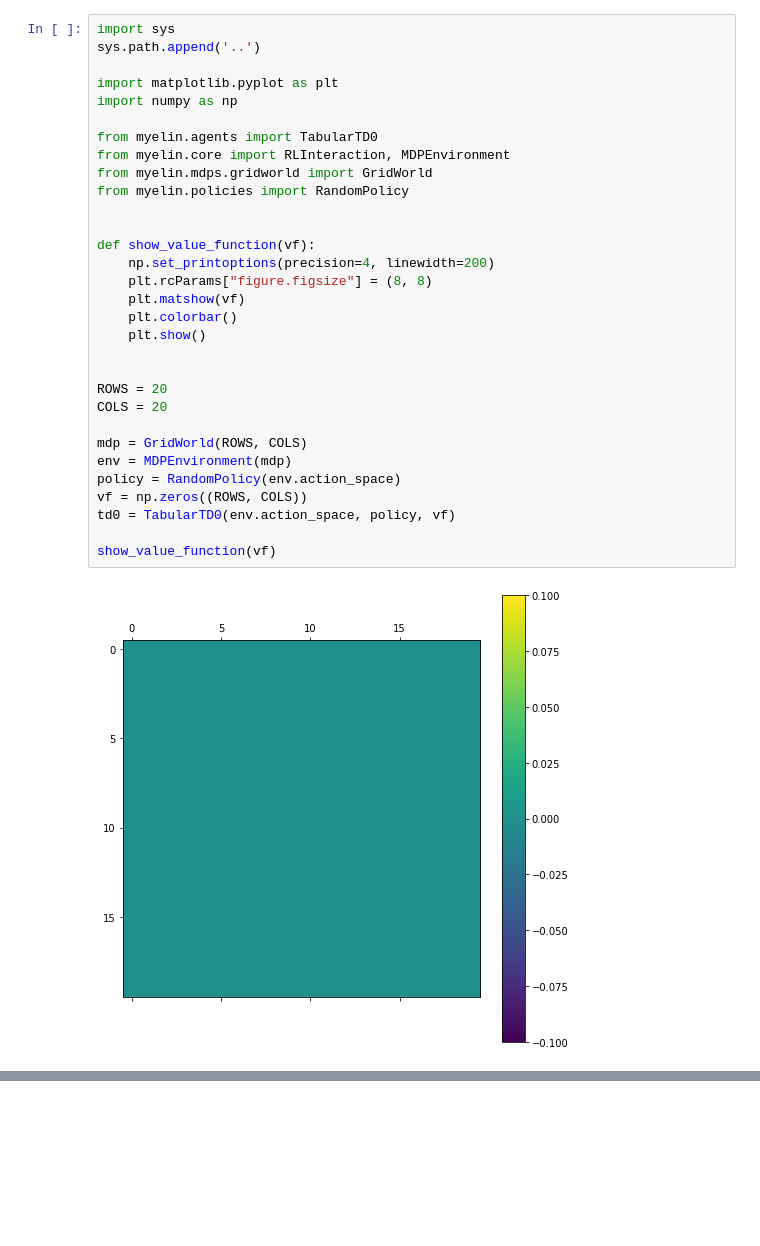
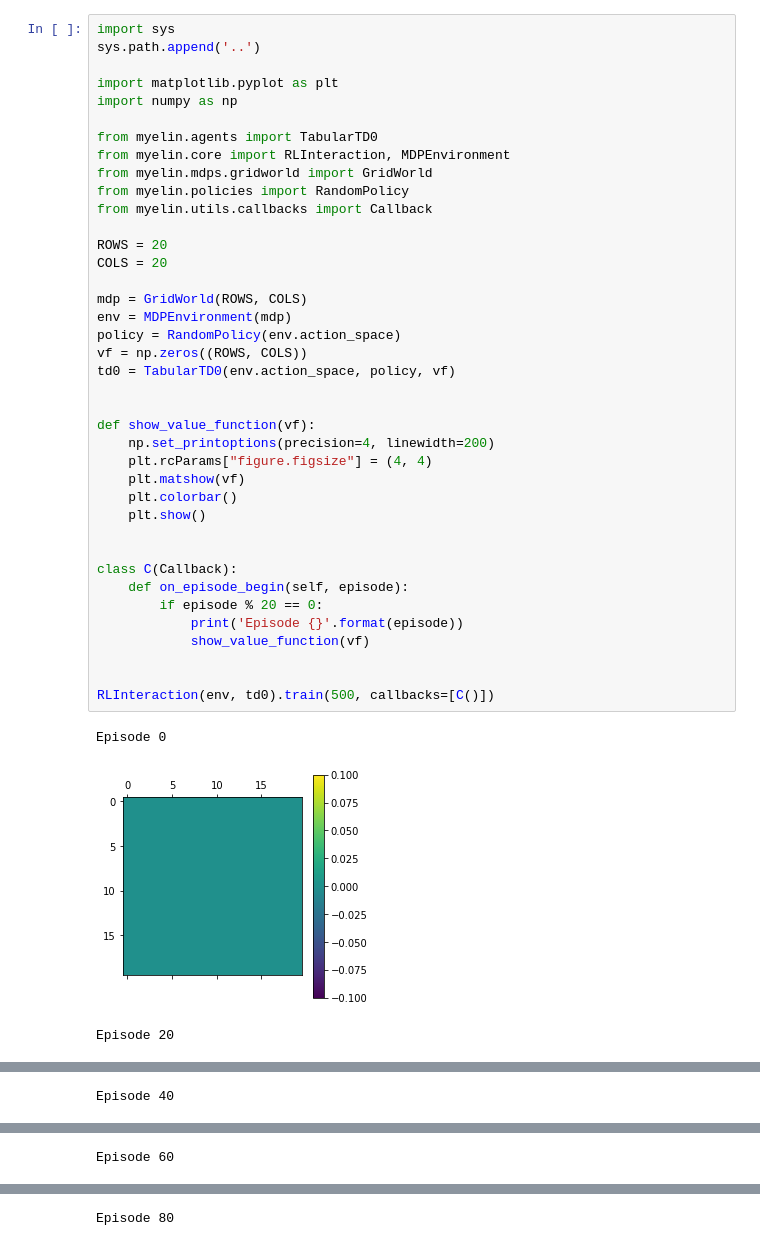
Before and after one commit to davidrobles/myelin, a Jupyter notebook: examples/grid_world_td0.ipynb, the cells around one changed output, grey strips where cells are left out. Cells and saved outputs as stored; diff of their text form; blank space fills up the shorter version.

Commit message:
Show value function progress

```diff
--- a/examples/grid_world_td0.ipynb
+++ b/examples/grid_world_td0.ipynb
@@ -1,33 +1,43 @@
 # %%
 import sys
 sys.path.append('..')
 
 import matplotlib.pyplot as plt
 import numpy as np
 
 from myelin.agents import TabularTD0
 from myelin.core import RLInteraction, MDPEnvironment
 from myelin.mdps.gridworld import GridWorld
 from myelin.policies import RandomPolicy
-
-
-def show_value_function(vf):
-    np.set_printoptions(precision=4, linewidth=200)
-    plt.rcParams["figure.figsize"] = (8, 8)
-    plt.matshow(vf)
-    plt.colorbar()
-    plt.show()
-
+from myelin.utils.callbacks import Callback
 
 ROWS = 20
 COLS = 20
 
 mdp = GridWorld(ROWS, COLS)
 env = MDPEnvironment(mdp)
 policy = RandomPolicy(env.action_space)
 vf = np.zeros((ROWS, COLS))
 td0 = TabularTD0(env.action_space, policy, vf)
 
-show_value_function(vf)
+
+def show_value_function(vf):
+    np.set_printoptions(precision=4, linewidth=200)
+    plt.rcParams["figure.figsize"] = (4, 4)
+    plt.matshow(vf)
+    plt.colorbar()
+    plt.show()
+
+
+class C(Callback):
+    def on_episode_begin(self, episode):
+        if episode % 20 == 0:
+            print('Episode {}'.format(episode))
+            show_value_function(vf)
+
+
+RLInteraction(env, td0).train(500, callbacks=[C()])
 # %% [output]
+Episode 0
-[figure, old version]
+[figure, new version]
+Episode 20
@@ -33,0 +45 @@ show_value_function(vf)
+Episode 40
@@ -33,0 +47 @@ show_value_function(vf)
+Episode 60
@@ -33,0 +49 @@ show_value_function(vf)
+Episode 80
```
Also changed, not shown: parts of 2 cells of this notebook.
